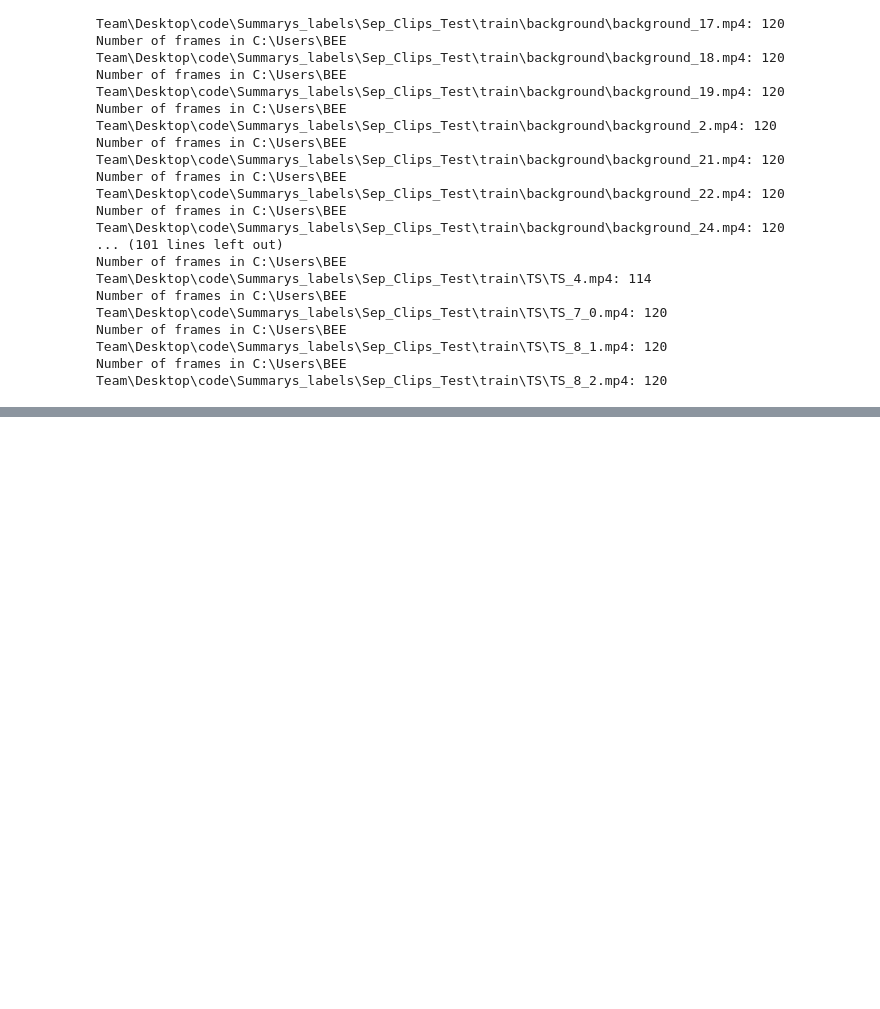
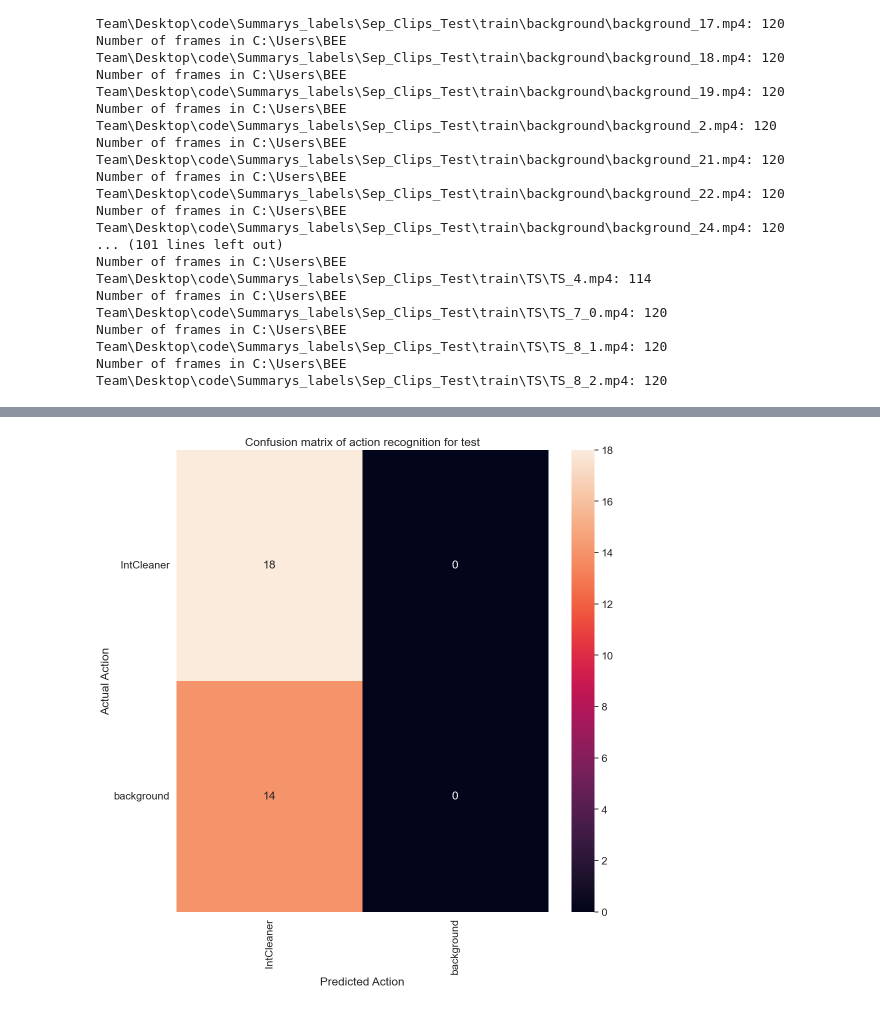
Before and after one commit to WIbigdog/CleaningBehaviourQuantifier, a Jupyter notebook: Video Classification - tut.ipynb, the cells around one changed output, grey strips where cells are left out. Saved outputs shown, nothing was run; the diff lists cells and outputs as text; code cells hidden in the pictures; blank space fills up the shorter version.

```diff
--- a/Video Classification - tut.ipynb
+++ b/Video Classification - tut.ipynb
@@ -749,0 +717,4 @@ plot_confusion_matrix(actual, predicted, labels, 'test')
+# %%
+actual, predicted = get_actual_predicted_labels(test_ds_new2)
+plot_confusion_matrix(actual, predicted, labels, 'test')
+# %% [output]
@@ -749,0 +722 @@ plot_confusion_matrix(actual, predicted, labels, 'test')
+[figure, added]
```
Also changed, not shown: parts of 76 cells of this notebook.
